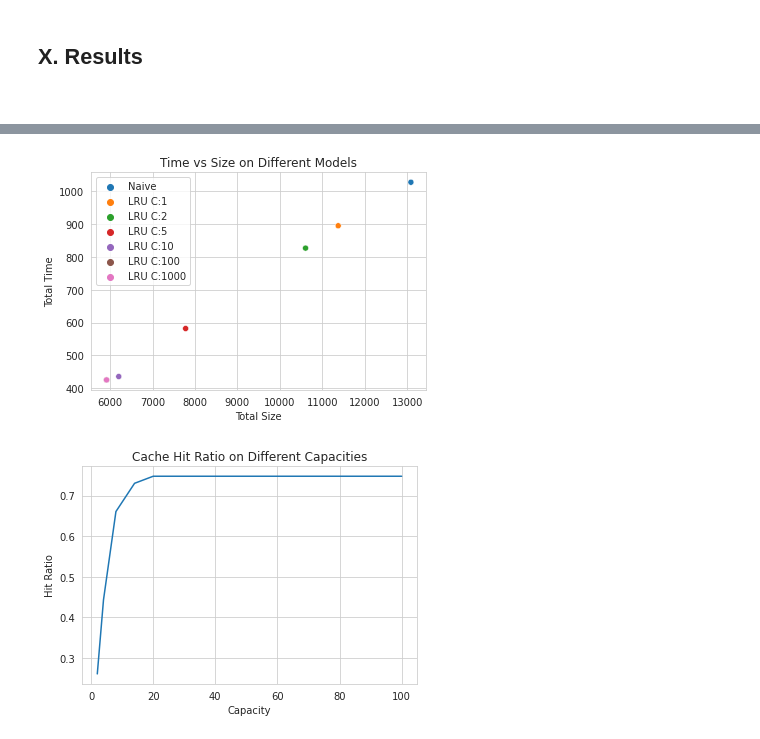
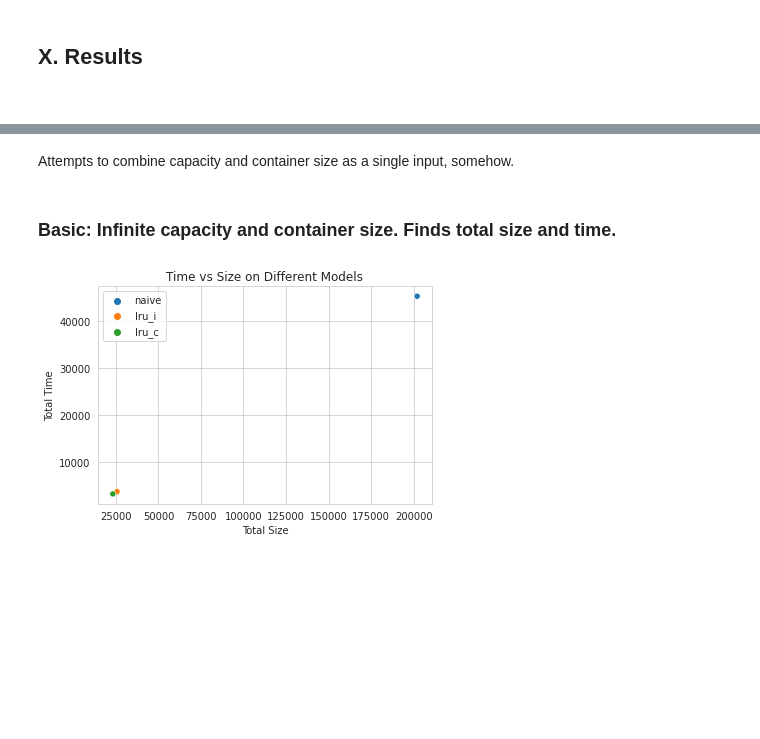
Before and after one commit to kevingao26/Binder-Logs, a Jupyter notebook: 6. The Models/Model Workspace.ipynb, the cells around one changed output, grey strips where cells are left out. Drawn from its saved outputs; the diff is of its cells as text; code cells hidden in the pictures; blank space fills up the shorter version.

```diff
--- a/6. The Models/Model Workspace.ipynb
+++ b/6. The Models/Model Workspace.ipynb
@@ -285,9 +389,11 @@ https://www.geeksforgeeks.org/lru-cache-in-python-using-ordereddict/
 # %%
 class LRUCache:
 
-    def __init__(self, capacity: int):
+    def __init__(self, ct_limit: int, cache_limit, capacity: int):
         self.cache = OrderedDict()
         self.capacity = capacity
+        self.ct_limit = ct_limit
+        self.cache_limit = cache_limit
 
     # cache.get(1)
     def get(self, key: int) -> int:
@@ -305,22 +411,20 @@ class LRUCache:
             return self.cache[key]
 
     # cache.put(2, 2)
-    def put(self, key: int, value: int) -> None:
+    def put(self, key: int, value: int):
+        if value.size > self.ct_limit:
+            return
         self.cache[key] = value
         self.cache.move_to_end(key)
         if len(self.cache) > self.capacity:
             self.cache.popitem(last = False)
+        if (self.cache_limit) and (self.get_total_size() > self.cache_limit):
+            self.cache.popitem(last = False)
 
     def get_total_size(self):
         sizes, times = 0, 0
-        for key in cache.cache:
-            ct = cache.get(key)
+        for key in self.cache:
+            ct = self.cache.get(key)
             sizes += ct.size
             # times += ct.time
         return sizes
-# %%
-cache = LRUCache(2)
-cache.put(7, 2)
-cache.put(1, 3)
-for i in reversed(cache.cache):
-    print(i)
@@ -432,0 +605,5 @@ lru_containers[10].dep_version_dict
+# %%
+l = []
+for i in nl_containers:
+    l.append(i.size)
+sns.histplot(l)
@@ -486,0 +801,2 @@ Hours: 12.802606291241116
+# %% [markdown]
+Attempts to combine capacity and container size as a single input, somehow.
@@ -487,41 +841,23 @@ Hours: 12.802606291241116
+# %% [markdown]
+### Basic: Infinite capacity and container size. Finds total size and time.
 # %%
-def RESULT_size_time():
+def RESULT_size_time_scatterplot():
+
     sizes, times, names = [], [], []
-    _, _, _, naive_size, naive_time = MODEL_naive(1)
-    sizes.append(naive_size)
-    times.append(naive_time)
-    names.append("Naive")
 
-    for c in [1, 2, 5, 10, 100, 1000]:
-        _, _, _, _, lru_size, lru_time, hitrate = MODEL_lru(1, c)
-        sizes.append(lru_size)
-        times.append(lru_time)
-        names.append("LRU C:" + str(c))
+    for i in ["naive", "lru_i", "lru_c"]:
+        temp = MODEL_nl(i, "timeit", [-1, -1, -1])
+        sizes.append(temp[4])
+        times.append(temp[5])
+        names.append(i)
 
     sns.scatterplot(x=sizes, y=times, hue=names)
     plt.xlabel("Total Size")
     plt.ylabel("Total Time")
     plt.title("Time vs Size on Different Models")
     return
 
 
-RESULT_size_time()
+RESULT_size_time_scatterplot()
 # %% [output]
-[figure, old version]
+[figure, new version]
-# %%
-def RESULT_hitrate():
-    hit_list, capsize = [], []
-    for c in [2, 4, 8, 14, 20, 50, 100]:
-        _, _, _, _, _, _, hitrate = MODEL_lru(1, c)
-        hit_list.append(hitrate)
-        capsize.append(c)
-
-    sns.lineplot(x=capsize, y=hit_list)
-    plt.xlabel("Capacity")
-    plt.ylabel("Hit Ratio")
-    plt.title("Cache Hit Ratio on Different Capacities")
-    return
-
-RESULT_hitrate()
-# %% [output]
-[figure, removed]
```
Also changed, not shown: parts of 41 cells of this notebook, 2 other files.
